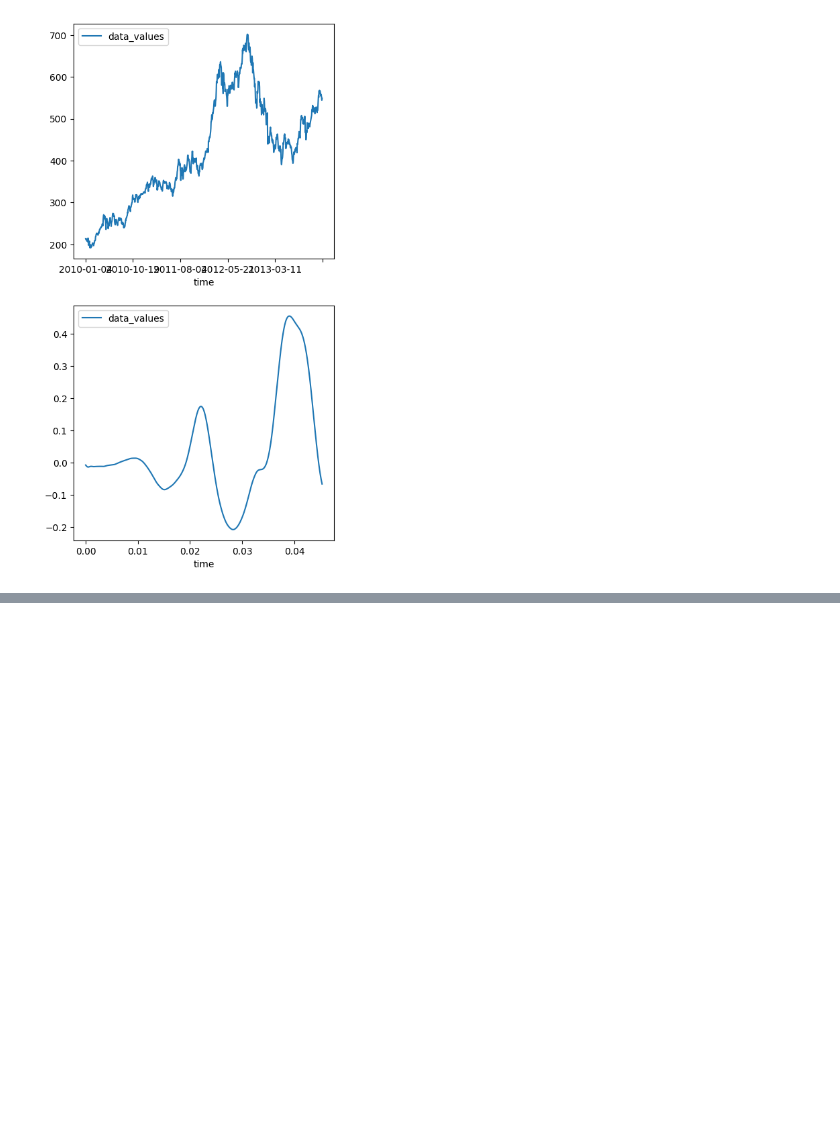
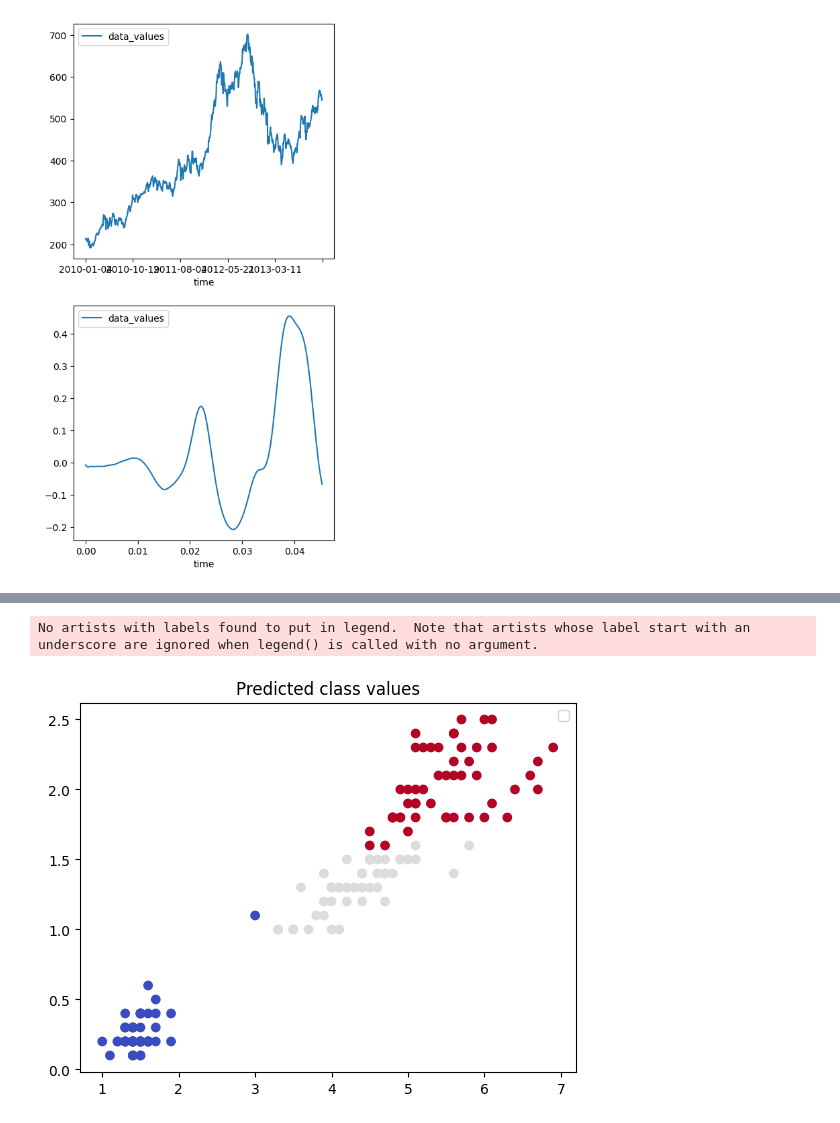
Before and after one commit to GuoweiYang19891101/datacamp_machine_learning_scientist_python, a Jupyter notebook: 9_time_series_data.ipynb, the cells around one changed output, grey strips where cells are left out. Cells and saved outputs as stored; diff of their text form; code cells hidden in the pictures; blank space fills up the shorter version.

```diff
--- a/9_time_series_data.ipynb
+++ b/9_time_series_data.ipynb
@@ -84,0 +88,31 @@ plt.show()
+# %%
+# fitting a simple model: classification
+from sklearn import datasets
+import pandas as pd
+from sklearn.svm import LinearSVC
+import matplotlib.pyplot as plt
+
+# get data: iris
+iris = datasets.load_iris()
+data = pd.DataFrame(iris.data, columns=iris.feature_names)
+data['target'] = iris.target
+
+# split data
+X = data[['petal length (cm)', 'petal width (cm)']]
+y = data['target']
+
+# fit model
+model = LinearSVC()
+model.fit(X, y)
+
+# predicting
+predictions = model.predict(X)
+
+# visualize predictions and actual values
+plt.scatter(X['petal length (cm)'], X['petal width (cm)'], c = predictions, cmap=plt.cm.coolwarm)
+plt.title("Predicted class values")
+plt.legend()
+plt.show()
+# %% [output]
+No artists with labels found to put in legend.  Note that artists whose label start with an underscore are ignored when legend() is called with no argument.
+[figure, added]
```
Also changed, not shown: parts of 3 cells of this notebook.
